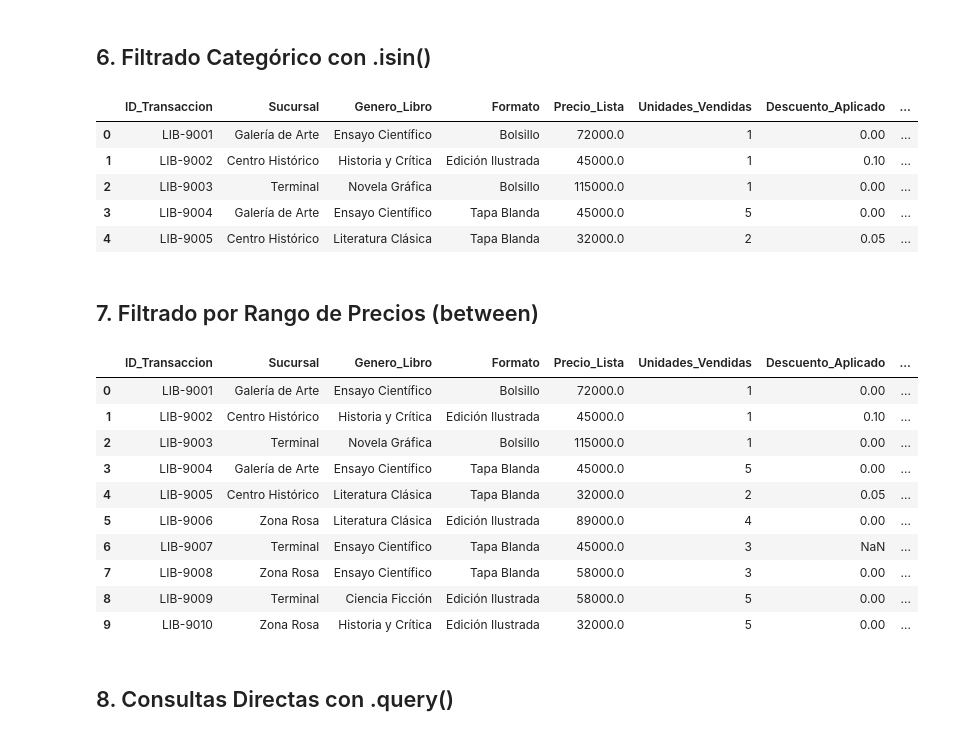
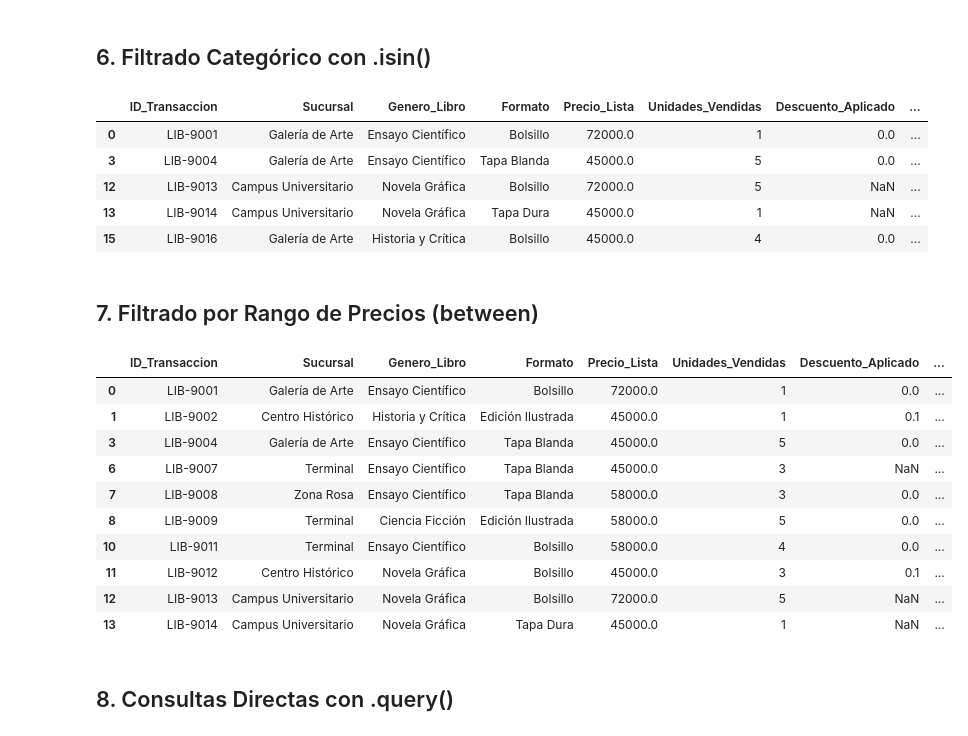
Before and after one commit to AlejandraBotero13/Ventas-en-Librer-as-y-Tiendas-Culturales-Contexto-del-Negocio, a Jupyter notebook: proyecto_libreria/AnalisisDatos.ipynb, the cells around one changed output. Cells and saved outputs as stored; diff of their text form; code cells hidden in the pictures.

```diff
--- a/proyecto_libreria/AnalisisDatos.ipynb
+++ b/proyecto_libreria/AnalisisDatos.ipynb
@@ -83,33 +87,31 @@ df_libros.head(13)
 ## 6. Filtrado Categórico con .isin()
 # %%
 #Recupera todas las operaciones registradas exclusivamente en las sucursales Campus Universitario y Galería de Arte.
-df_libros[df_libros['Sucursal'].isin(['Campus Universitario', 'Galería de Arte'])]
-df_libros.head()
+df_libros[df_libros['Sucursal'].isin(['Campus Universitario', 'Galería de Arte'])].head()
 # %% [output]
 |  | ID_Transaccion | Sucursal | Genero_Libro | Formato | Precio_Lista | Unidades_Vendidas | Descuento_Aplicado | ... |
-| 0 | LIB-9001 | Galería de Arte | Ensayo Científico | Bolsillo | 72000.0 | 1 | 0.00 | ... |
-| 1 | LIB-9002 | Centro Histórico | Historia y Crítica | Edición Ilustrada | 45000.0 | 1 | 0.10 | ... |
-| 2 | LIB-9003 | Terminal | Novela Gráfica | Bolsillo | 115000.0 | 1 | 0.00 | ... |
-| 3 | LIB-9004 | Galería de Arte | Ensayo Científico | Tapa Blanda | 45000.0 | 5 | 0.00 | ... |
-| 4 | LIB-9005 | Centro Histórico | Literatura Clásica | Tapa Blanda | 32000.0 | 2 | 0.05 | ... |
+| 0 | LIB-9001 | Galería de Arte | Ensayo Científico | Bolsillo | 72000.0 | 1 | 0.0 | ... |
+| 3 | LIB-9004 | Galería de Arte | Ensayo Científico | Tapa Blanda | 45000.0 | 5 | 0.0 | ... |
+| 12 | LIB-9013 | Campus Universitario | Novela Gráfica | Bolsillo | 72000.0 | 5 | NaN | ... |
+| 13 | LIB-9014 | Campus Universitario | Novela Gráfica | Tapa Dura | 45000.0 | 1 | NaN | ... |
+| 15 | LIB-9016 | Galería de Arte | Historia y Crítica | Bolsillo | 45000.0 | 4 | 0.0 | ... |
 # %% [markdown]
 ## 7. Filtrado por Rango de Precios (between)
 # %%
 #Utiliza .between() para aislar las compras donde el Precio_Lista se ubique entre $45,000 y $75,000 inclusive.
-df_libros[df_libros['Precio_Lista'].between(45000, 75000)]
-df_libros.head(10)
+df_libros[df_libros['Precio_Lista'].between(45000, 75000)].head(10)
 # %% [output]
 |  | ID_Transaccion | Sucursal | Genero_Libro | Formato | Precio_Lista | Unidades_Vendidas | Descuento_Aplicado | ... |
-| 0 | LIB-9001 | Galería de Arte | Ensayo Científico | Bolsillo | 72000.0 | 1 | 0.00 | ... |
-| 1 | LIB-9002 | Centro Histórico | Historia y Crítica | Edición Ilustrada | 45000.0 | 1 | 0.10 | ... |
-| 2 | LIB-9003 | Terminal | Novela Gráfica | Bolsillo | 115000.0 | 1 | 0.00 | ... |
-| 3 | LIB-9004 | Galería de Arte | Ensayo Científico | Tapa Blanda | 45000.0 | 5 | 0.00 | ... |
-| 4 | LIB-9005 | Centro Histórico | Literatura Clásica | Tapa Blanda | 32000.0 | 2 | 0.05 | ... |
-| 5 | LIB-9006 | Zona Rosa | Literatura Clásica | Edición Ilustrada | 89000.0 | 4 | 0.00 | ... |
+| 0 | LIB-9001 | Galería de Arte | Ensayo Científico | Bolsillo | 72000.0 | 1 | 0.0 | ... |
+| 1 | LIB-9002 | Centro Histórico | Historia y Crítica | Edición Ilustrada | 45000.0 | 1 | 0.1 | ... |
+| 3 | LIB-9004 | Galería de Arte | Ensayo Científico | Tapa Blanda | 45000.0 | 5 | 0.0 | ... |
 | 6 | LIB-9007 | Terminal | Ensayo Científico | Tapa Blanda | 45000.0 | 3 | NaN | ... |
-| 7 | LIB-9008 | Zona Rosa | Ensayo Científico | Tapa Blanda | 58000.0 | 3 | 0.00 | ... |
-| 8 | LIB-9009 | Terminal | Ciencia Ficción | Edición Ilustrada | 58000.0 | 5 | 0.00 | ... |
-| 9 | LIB-9010 | Zona Rosa | Historia y Crítica | Edición Ilustrada | 32000.0 | 5 | 0.00 | ... |
+| 7 | LIB-9008 | Zona Rosa | Ensayo Científico | Tapa Blanda | 58000.0 | 3 | 0.0 | ... |
+| 8 | LIB-9009 | Terminal | Ciencia Ficción | Edición Ilustrada | 58000.0 | 5 | 0.0 | ... |
+| 10 | LIB-9011 | Terminal | Ensayo Científico | Bolsillo | 58000.0 | 4 | 0.0 | ... |
+| 11 | LIB-9012 | Centro Histórico | Novela Gráfica | Bolsillo | 45000.0 | 3 | 0.1 | ... |
+| 12 | LIB-9013 | Campus Universitario | Novela Gráfica | Bolsillo | 72000.0 | 5 | NaN | ... |
+| 13 | LIB-9014 | Campus Universitario | Novela Gráfica | Tapa Dura | 45000.0 | 1 | NaN | ... |
 # %% [markdown]
 ## 8. Consultas Directas con .query()
 # %%
```
Also changed, not shown: parts of 3 cells of this notebook.
